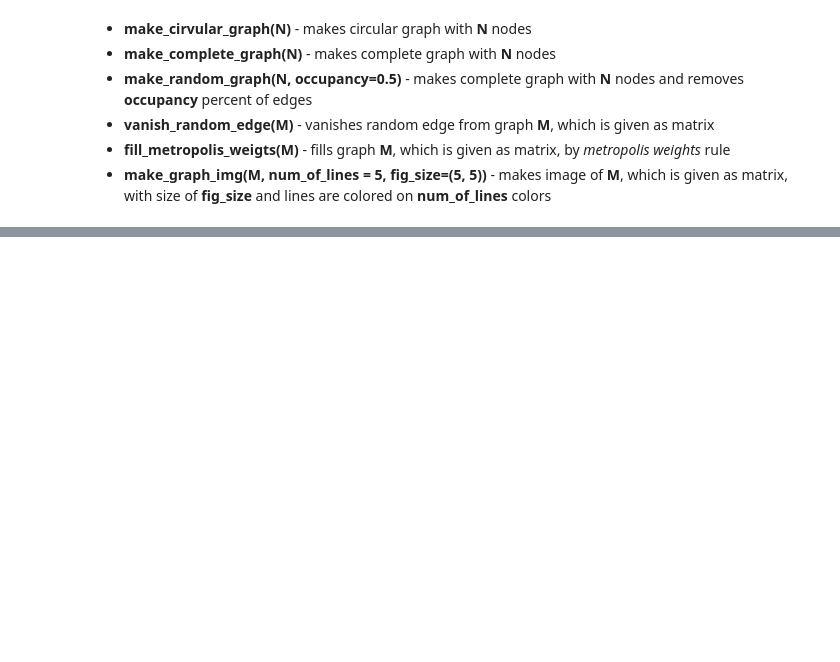
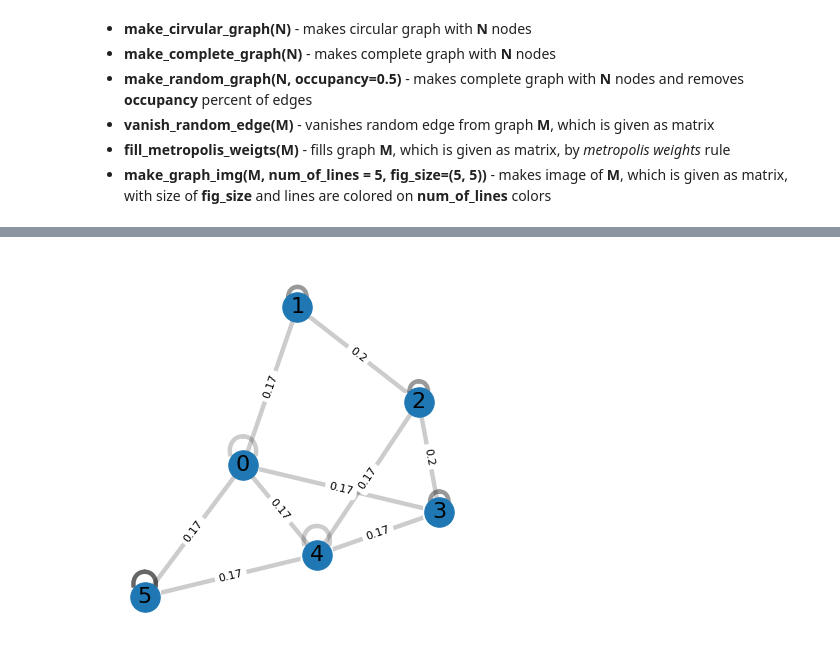
Before and after one commit to alexrogozin12/sirius2022_optimization, a Jupyter notebook: examples/Graph_tools.ipynb, the cells around one changed output, grey strips where cells are left out. Saved outputs shown, nothing was run; the diff lists cells and outputs as text; code cells hidden in the pictures; blank space fills up the shorter version.

Commit message:
fix metropolis weights

```diff
--- a/examples/Graph_tools.ipynb
+++ b/examples/Graph_tools.ipynb
@@ -41,0 +42,6 @@ make_graph_img(M, fig_size=(5, 5))
+# %%
+M = make_random_graph(6, occupancy=0.4)
+M = fill_metropolis_weigts(M)
+make_graph_img(M, fig_size=(5, 5))
+# %% [output]
+[figure, added]
```
Also changed, not shown: parts of 5 cells of this notebook, 1 other file.
